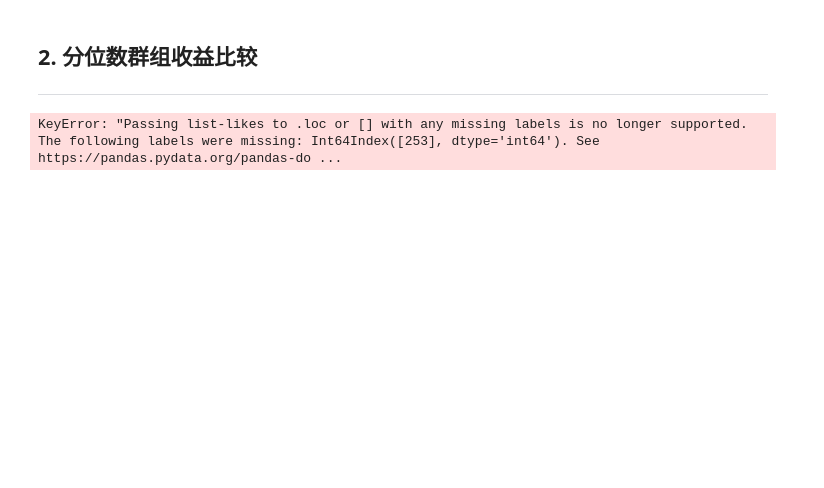
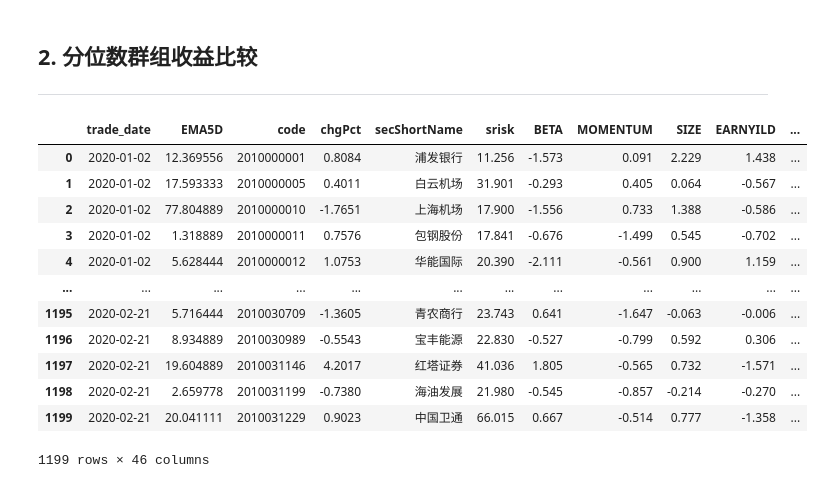
Before and after one commit to alpha-miner/alpha-mind, a Jupyter notebook: notebooks/Quick Start 5 - Alpha Factor Quantile Analysis.ipynb, the cells around one changed output. Cells and saved outputs as stored; diff of their text form; code cells hidden in the pictures; blank space fills up the shorter version.

```diff
--- a/notebooks/Quick Start 5 - Alpha Factor Quantile Analysis.ipynb
+++ b/notebooks/Quick Start 5 - Alpha Factor Quantile Analysis.ipynb
@@ -46,13 +46,27 @@ Wall time: 1.61 s
 # %% [markdown]
 ## 2. 分位数群组收益比较
 -----------------------
+# %%
+total_data
+# %% [output]
+|  | trade_date | EMA5D | code | chgPct | secShortName | srisk | BETA | MOMENTUM | SIZE | EARNYILD | ... |
+| 0 | 2020-01-02 | 12.369556 | 2010000001 | 0.8084 | 浦发银行 | 11.256 | -1.573 | 0.091 | 2.229 | 1.438 | ... |
+| 1 | 2020-01-02 | 17.593333 | 2010000005 | 0.4011 | 白云机场 | 31.901 | -0.293 | 0.405 | 0.064 | -0.567 | ... |
+| 2 | 2020-01-02 | 77.804889 | 2010000010 | -1.7651 | 上海机场 | 17.900 | -1.556 | 0.733 | 1.388 | -0.586 | ... |
+| 3 | 2020-01-02 | 1.318889 | 2010000011 | 0.7576 | 包钢股份 | 17.841 | -0.676 | -1.499 | 0.545 | -0.702 | ... |
+| 4 | 2020-01-02 | 5.628444 | 2010000012 | 1.0753 | 华能国际 | 20.390 | -2.111 | -0.561 | 0.900 | 1.159 | ... |
+| ... | ... | ... | ... | ... | ... | ... | ... | ... | ... | ... | ... |
+| 1195 | 2020-02-21 | 5.716444 | 2010030709 | -1.3605 | 青农商行 | 23.743 | 0.641 | -1.647 | -0.063 | -0.006 | ... |
+| 1196 | 2020-02-21 | 8.934889 | 2010030989 | -0.5543 | 宝丰能源 | 22.830 | -0.527 | -0.799 | 0.592 | 0.306 | ... |
+| 1197 | 2020-02-21 | 19.604889 | 2010031146 | 4.2017 | 红塔证券 | 41.036 | 1.805 | -0.565 | 0.732 | -1.571 | ... |
+| 1198 | 2020-02-21 | 2.659778 | 2010031199 | -0.7380 | 海油发展 | 21.980 | -0.545 | -0.857 | -0.214 | -0.270 | ... |
+| 1199 | 2020-02-21 | 20.041111 | 2010031229 | 0.9023 | 中国卫通 | 66.015 | 0.667 | -0.514 | 0.777 | -1.358 | ... |
+1199 rows × 46 columns
 # %%
 neutralized_factors = neutralize(total_data[neutralized_styles].values.astype(float),
                                  total_data['EMA5D'].values,
-                                 groups=total_data['trade_date'])
+                                 groups=total_data['trade_date'].values)
 total_data['neutralized_factors'] = neutralized_factors
-# %% [output]
-KeyError: "Passing list-likes to .loc or [] with any missing labels is no longer supported. The following labels were missing: Int64Index([253], dtype='int64'). See https://pandas.pydata.org/pandas-do ...
 # %%
 %%time
 
```
Also changed, not shown: parts of 6 cells of this notebook, 19 other files.
